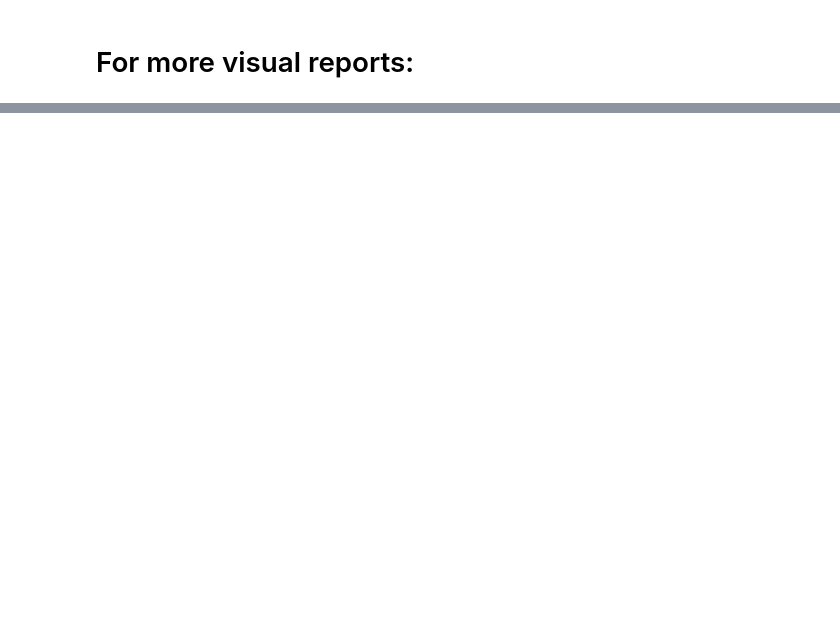
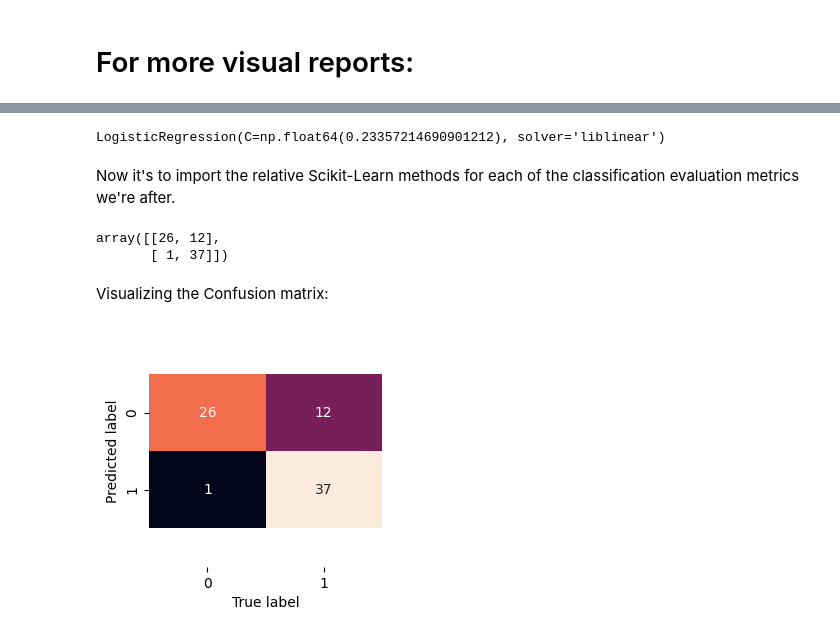
Before and after one commit to EsraaCodes/heart-disease-prediction, a Jupyter notebook: heart diseases.ipynb, the cells around one changed output, grey strips where cells are left out. Cells and saved outputs as stored; diff of their text form; code cells hidden in the pictures; blank space fills up the shorter version.

Commit message:
Add Hypertuning and other metric scores

```diff
--- a/heart diseases.ipynb
+++ b/heart diseases.ipynb
@@ -179,0 +223,10 @@ results_df.plot.bar()
+# %%
+# Instantiate a LogisticRegression classifier using the best hyperparameters from RandomizedSearchCV
+clf = LogisticRegression(**rs_log_reg.best_params_)
+
+# Fit the new instance of LogisticRegression with the best hyperparameters on the training data
+clf.fit(X_train,y_train)
+# %% [output]
+LogisticRegression(C=np.float64(0.23357214690901212), solver='liblinear')
+# %% [markdown]
+Now it's to import the relative Scikit-Learn methods for each of the classification evaluation metrics we're after.
@@ -179,0 +245,30 @@ results_df.plot.bar()
+# %%
+# Create a confusion matrix using the confusion_matrix function
+confusion_matrix(y_test,y_preds)
+# %% [output]
+array([[26, 12],
+       [ 1, 37]])
+# %% [markdown]
+Visualizing the  Confusion matrix:
+# %%
+import seaborn as sns
+
+
+def plot_conf_mat(y_test, y_preds):
+    """
+    Plots a confusion matrix using Seaborn's heatmap()
+    """
+    fig, ax = plt.subplots(figsize=(3, 3))
+    ax = sns.heatmap(confusion_matrix(y_test, y_preds),
+                     annot=True,
+                     cbar=False)
+
+    plt.xlabel("True label")
+    plt.ylabel("Predicted label")
+
+    bottom, top = ax.get_ylim()
+    ax.set_ylim(bottom + 0.5, top - 0.5)
+
+plot_conf_mat(y_test, y_preds)
+# %% [output]
+[figure, added]
```
Also changed, not shown: parts of 22 cells of this notebook, 1 other file.
